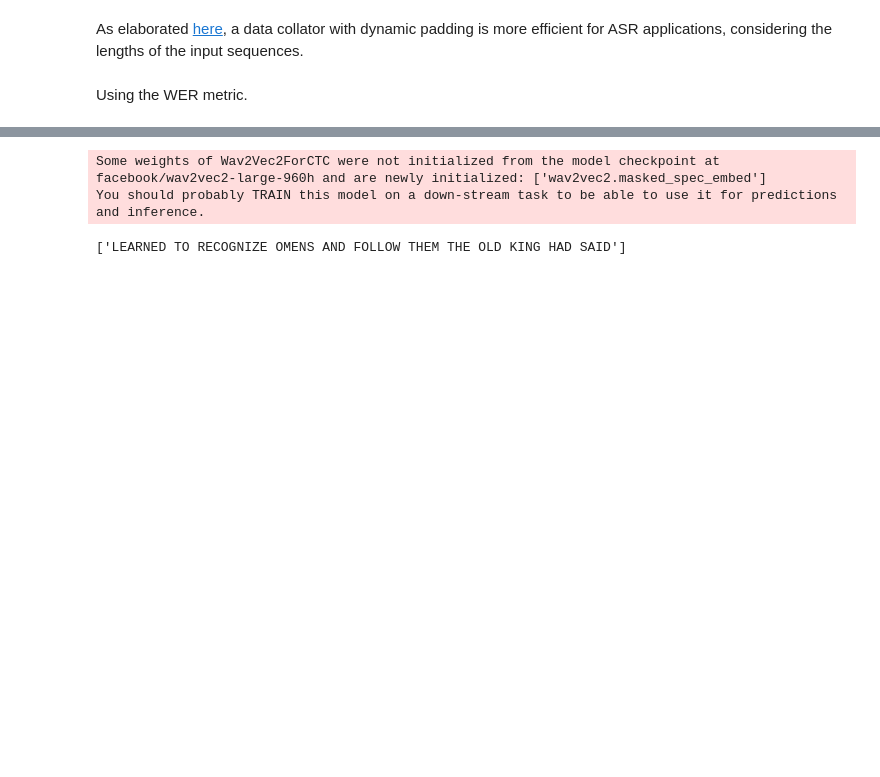
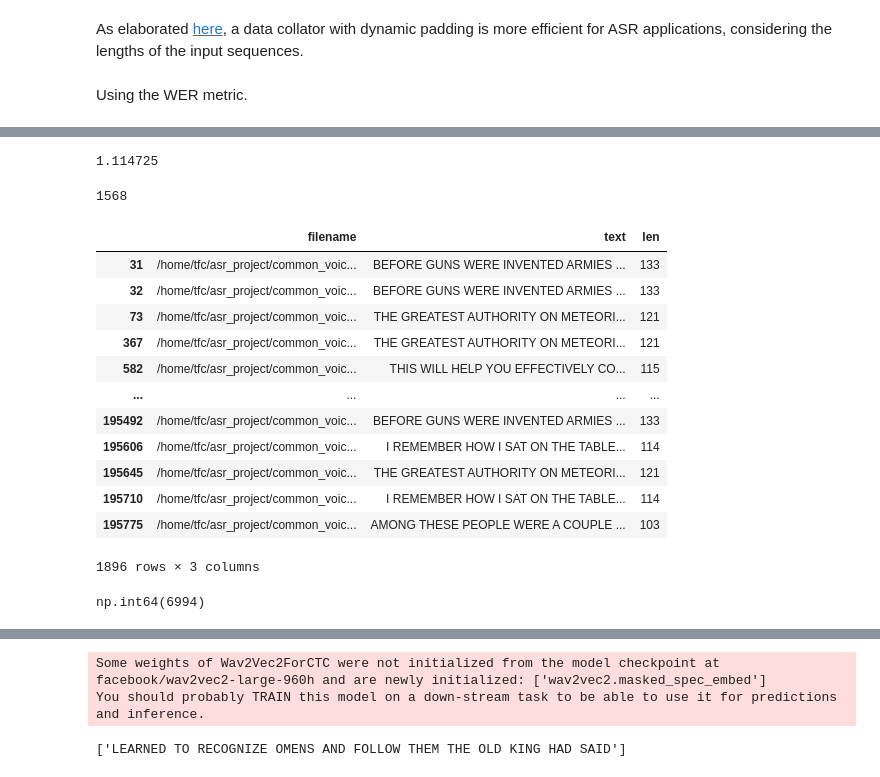
Before and after one commit to teofc111/asr_project, a Jupyter notebook: asr-train/cv-train-2a.ipynb, the cells around one changed output, grey strips where cells are left out. Drawn from its saved outputs; the diff is of its cells as text; code cells hidden in the pictures; blank space fills up the shorter version.

```diff
--- a/asr-train/cv-train-2a.ipynb
+++ b/asr-train/cv-train-2a.ipynb
@@ -361,0 +587,3 @@ You should probably TRAIN this model on a down-stream task to be able to use it
+# %%
+df_wav = df.loc[df['ext']=='.wav']
+df_wav.describe()
@@ -361,0 +600,40 @@ You should probably TRAIN this model on a down-stream task to be able to use it
+# %%
+0.408366+3*0.235453
+# %% [output]
+1.114725
+# %%
+large = df_wav.loc[df_wav['size']>1]['name'].to_list()
+large
+len(large)
+# %% [output]
+1568
+# %%
+df_temp = pd.read_csv('temp.csv')
+df_temp = df_temp.loc[df_temp['filename'].str.contains('.wav'), :]
+df_temp['len'] = df_temp['text'].str.len()
+
+df_temp['name'] = df_temp['filename'].str[65:]
+
+df_temp = df_temp.loc[df_temp['name'].isin(large),:]
+df_temp.drop(columns=['name','len'], inplace=True)
+df_temp.to_csv('temp2.csv',index=False)
+# %%
+df_temp.loc[df_temp['len']>100]
+# %% [output]
+|  | filename | text | len |
+| 31 | /home/tfc/asr_project/common_voic... | BEFORE GUNS WERE INVENTED ARMIES ... | 133 |
+| 32 | /home/tfc/asr_project/common_voic... | BEFORE GUNS WERE INVENTED ARMIES ... | 133 |
+| 73 | /home/tfc/asr_project/common_voic... | THE GREATEST AUTHORITY ON METEORI... | 121 |
+| 367 | /home/tfc/asr_project/common_voic... | THE GREATEST AUTHORITY ON METEORI... | 121 |
+| 582 | /home/tfc/asr_project/common_voic... | THIS WILL HELP YOU EFFECTIVELY CO... | 115 |
+| ... | ... | ... | ... |
+| 195492 | /home/tfc/asr_project/common_voic... | BEFORE GUNS WERE INVENTED ARMIES ... | 133 |
+| 195606 | /home/tfc/asr_project/common_voic... | I REMEMBER HOW I SAT ON THE TABLE... | 114 |
+| 195645 | /home/tfc/asr_project/common_voic... | THE GREATEST AUTHORITY ON METEORI... | 121 |
+| 195710 | /home/tfc/asr_project/common_voic... | I REMEMBER HOW I SAT ON THE TABLE... | 114 |
+| 195775 | /home/tfc/asr_project/common_voic... | AMONG THESE PEOPLE WERE A COUPLE ... | 103 |
+1896 rows × 3 columns
+# %%
+df_temp['text'].drop_duplicates().count()
+# %% [output]
+np.int64(6994)
```
Also changed, not shown: parts of 78 cells of this notebook, 3 other files.
